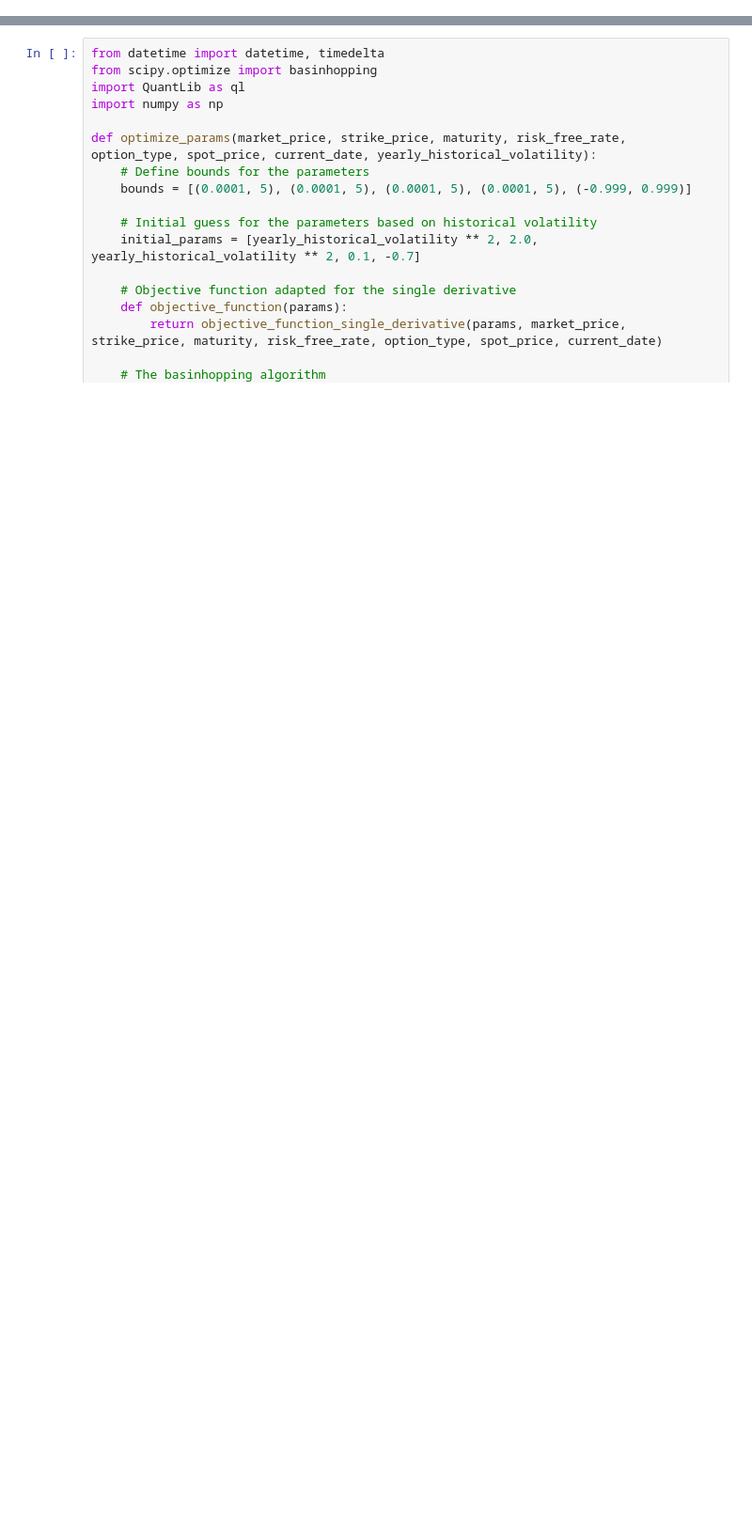
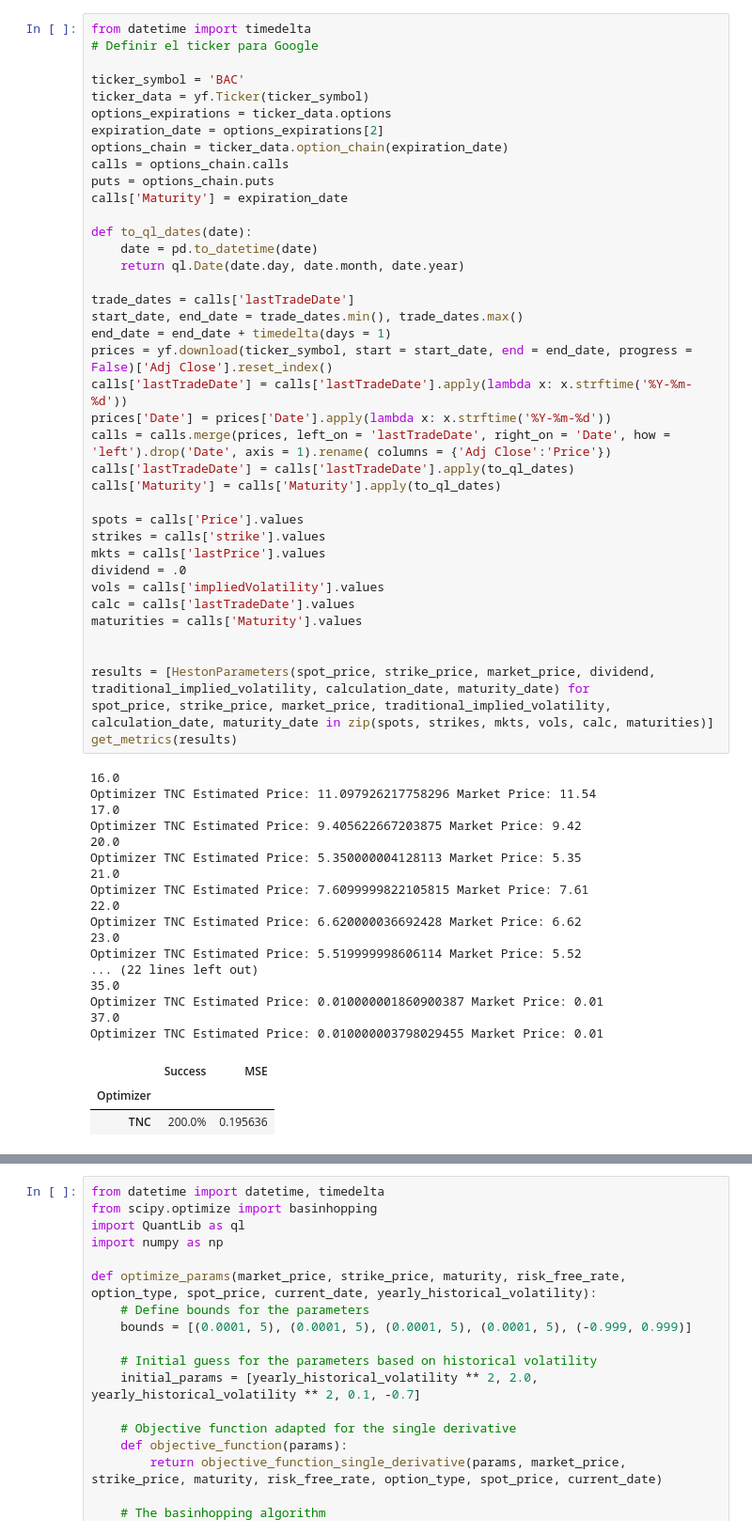
Before and after one commit to waldensanchez/HestonAutomation, a Jupyter notebook: NewApproach.ipynb, the cells around one changed output, grey strips where cells are left out. Shown at 94% size. Drawn from its saved outputs; the diff is of its cells as text; blank space fills up the shorter version.

```diff
--- a/NewApproach.ipynb
+++ b/NewApproach.ipynb
@@ -77,0 +61,60 @@ reliability = results_report[results_report['Success'] == True].groupby('Optimiz
+# %%
+from datetime import timedelta
+# Definir el ticker para Google
+
+ticker_symbol = 'BAC'
+ticker_data = yf.Ticker(ticker_symbol)
+options_expirations = ticker_data.options
+expiration_date = options_expirations[2]
+options_chain = ticker_data.option_chain(expiration_date)
+calls = options_chain.calls
+puts = options_chain.puts
+calls['Maturity'] = expiration_date
+
+def to_ql_dates(date):
+    date = pd.to_datetime(date)
+    return ql.Date(date.day, date.month, date.year)
+
+trade_dates = calls['lastTradeDate']
+start_date, end_date = trade_dates.min(), trade_dates.max()
+end_date = end_date + timedelta(days = 1)
+prices = yf.download(ticker_symbol, start = start_date, end = end_date, progress = False)['Adj Close'].reset_index()
+calls['lastTradeDate'] = calls['lastTradeDate'].apply(lambda x: x.strftime('%Y-%m-%d'))
+prices['Date'] = prices['Date'].apply(lambda x: x.strftime('%Y-%m-%d'))
+calls = calls.merge(prices, left_on = 'lastTradeDate', right_on = 'Date', how = 'left').drop('Date', axis = 1).rename( columns = {'Adj Close':'Price'})
+calls['lastTradeDate'] = calls['lastTradeDate'].apply(to_ql_dates)
+calls['Maturity'] = calls['Maturity'].apply(to_ql_dates)
+
+spots = calls['Price'].values
+strikes = calls['strike'].values
+mkts = calls['lastPrice'].values
+dividend = .0
+vols = calls['impliedVolatility'].values
+calc = calls['lastTradeDate'].values
+maturities = calls['Maturity'].values
+
+
+results = [HestonParameters(spot_price, strike_price, market_price, dividend, traditional_implied_volatility, calculation_date, maturity_date) for
+spot_price, strike_price, market_price, traditional_implied_volatility, calculation_date, maturity_date in zip(spots, strikes, mkts, vols, calc, maturities)]
+get_metrics(results)
+# %% [output]
+16.0
+Optimizer TNC Estimated Price: 11.097926217758296 Market Price: 11.54
+17.0
+Optimizer TNC Estimated Price: 9.405622667203875 Market Price: 9.42
+20.0
+Optimizer TNC Estimated Price: 5.350000004128113 Market Price: 5.35
+21.0
+Optimizer TNC Estimated Price: 7.6099999822105815 Market Price: 7.61
+22.0
+Optimizer TNC Estimated Price: 6.620000036692428 Market Price: 6.62
+23.0
+Optimizer TNC Estimated Price: 5.519999998606114 Market Price: 5.52
+... (22 lines left out)
+35.0
+Optimizer TNC Estimated Price: 0.010000001860900387 Market Price: 0.01
+37.0
+Optimizer TNC Estimated Price: 0.010000003798029455 Market Price: 0.01
+|  | Success | MSE |
+| Optimizer |  |  |
+| TNC | 200.0% | 0.195636 |
```
Also changed, not shown: parts of 10 cells of this notebook, 2 other files.
